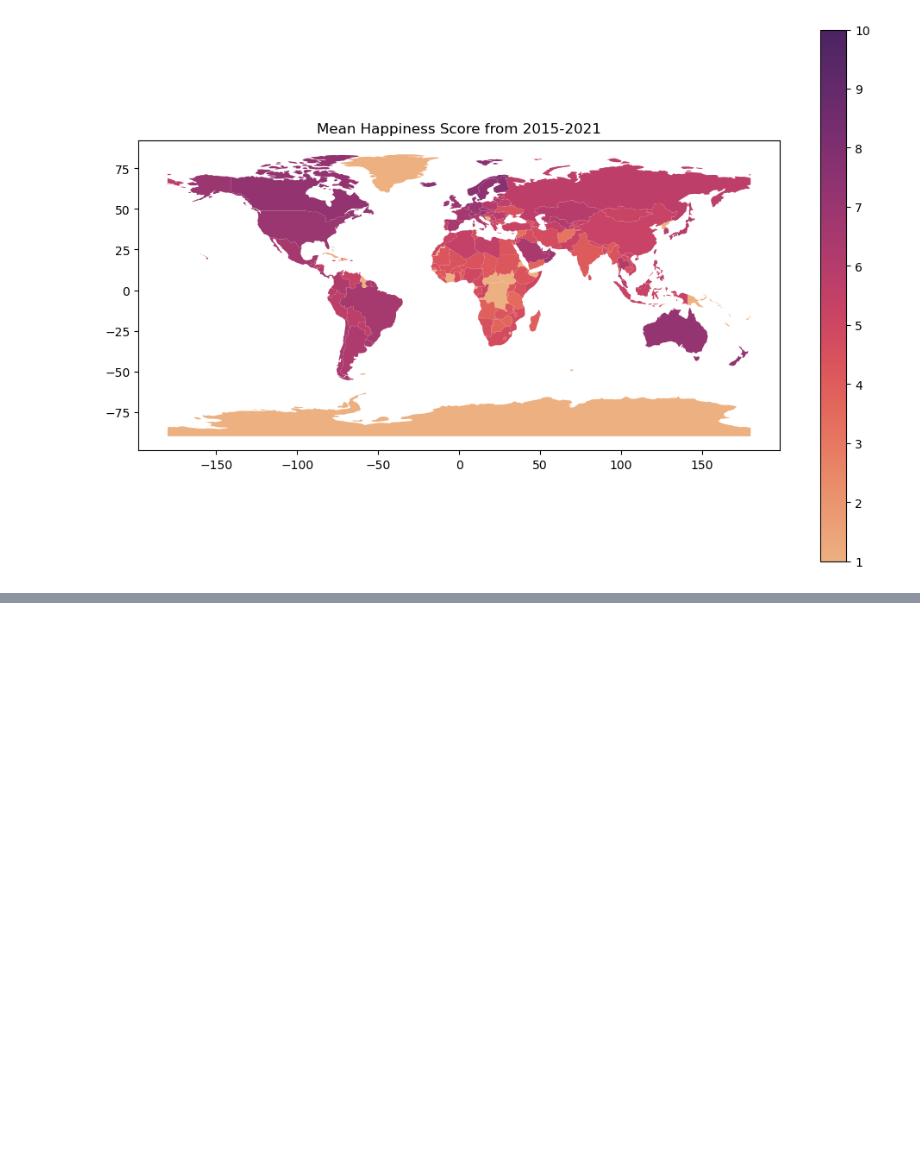
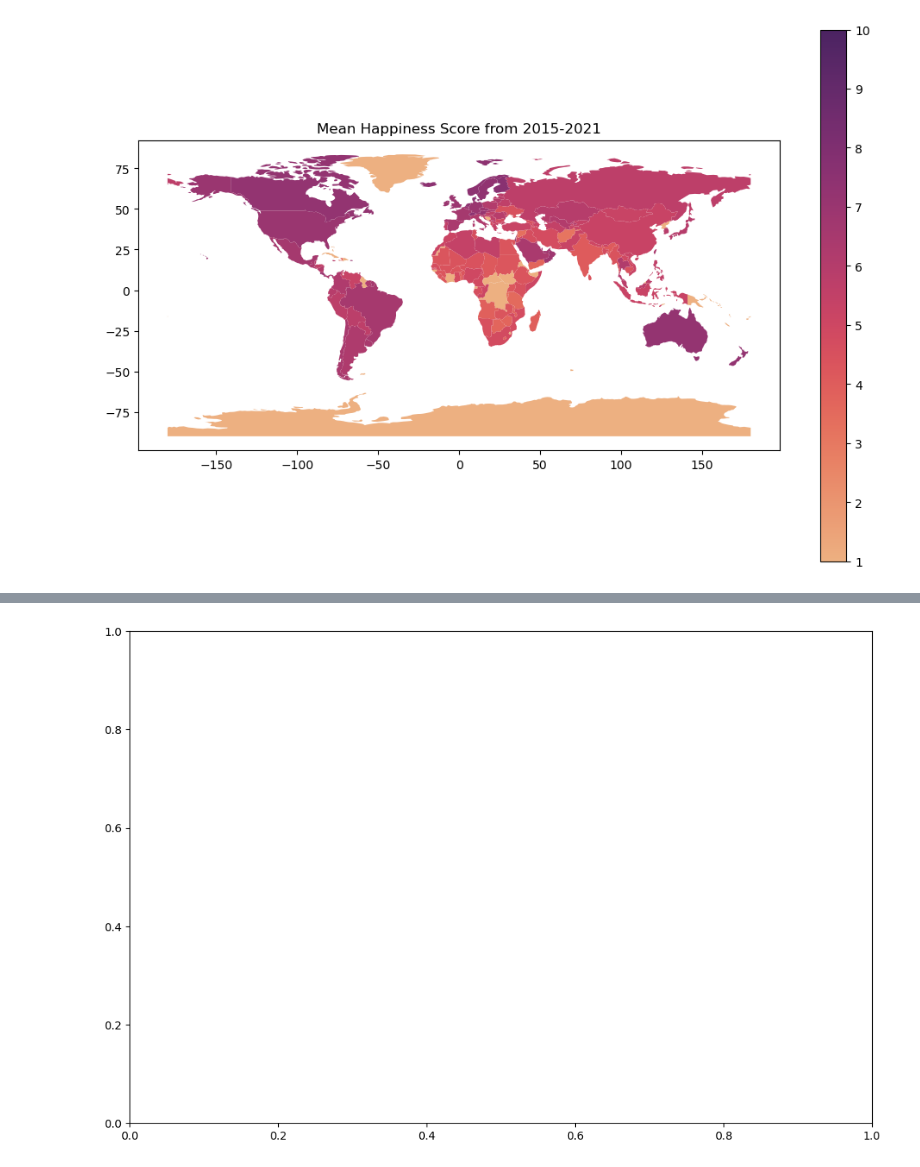
Before and after one commit to ubco-W2022T2-data301/project-group-group100, a Jupyter notebook: analysis/analysis2.ipynb, the cells around one changed output, grey strips where cells are left out. Cells and saved outputs as stored; diff of their text form; code cells hidden in the pictures; blank space fills up the shorter version.

Commit message:
Fixed some minor errors, added an Animation however still a bug

```diff
--- a/analysis/analysis2.ipynb
+++ b/analysis/analysis2.ipynb
@@ -141,0 +143,30 @@ plt.show()
+# %%
+# Define the function to update the plot for each year
+def update_plot(year):
+    # Get the data for the current year
+    data = DataAllYears[DataAllYears['year'] == year].groupby('Country')['Happiness Score'].mean().reset_index()
+    data.rename(columns={'Country': 'name'}, inplace=True)
+
+    # Merge the data with the world map data
+    world_data = world.merge(data, on='name', how='left')
+    world_data['Happiness Score'].fillna(0, inplace=True)
+
+    # Plot the data on the world map
+    world_data.plot(column='Happiness Score', cmap='flare', legend=True, ax=ax, vmin=1, vmax=10)
+    ax.set_title('Mean Happiness Score in {}'.format(year))
+
+    # Return the plot
+    return ax
+
+# Set up the initial plot
+fig, ax = plt.subplots(figsize=(12, 8))
+world = gpd.read_file(gpd.datasets.get_path('naturalearth_lowres'))
+world = world.to_crs(epsg=4326)
+
+# Set up the animation
+ani = animation.FuncAnimation(fig, update_plot, frames=range(2015, 2022), repeat=True)
+
+# Show the animation
+plt.show()
+# %% [output]
+[figure, added]
```
Also changed, not shown: parts of 6 cells of this notebook.
